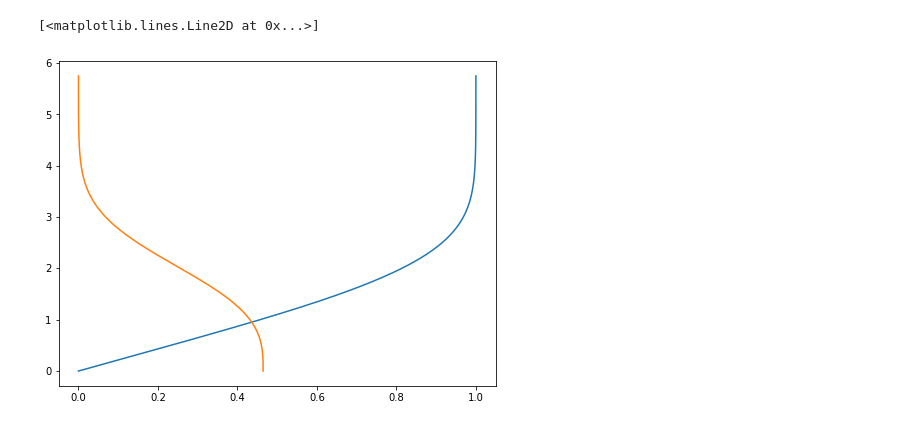
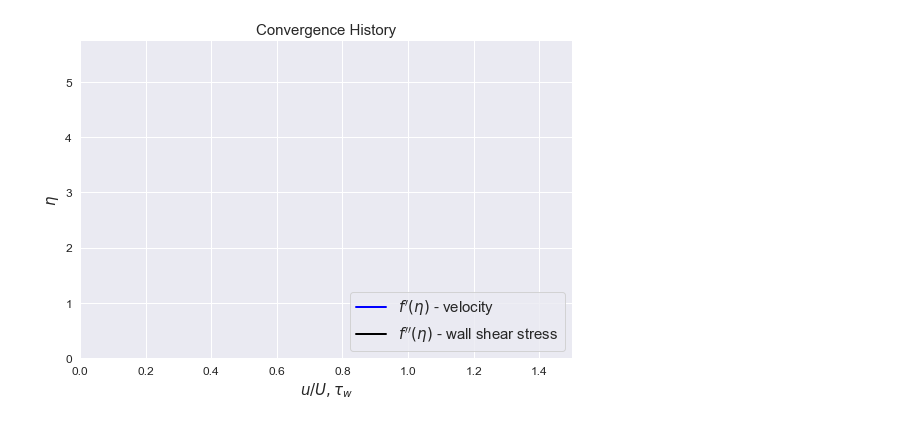
Before and after one commit to jcschulz/ae269, a Jupyter notebook: Notebooks/BlasiusBoundaryLayer/BlasiusBoundaryLayer.ipynb, the cells around one changed output. Saved outputs shown, nothing was run; the diff lists cells and outputs as text; code cells hidden in the pictures.

```diff
--- a/Notebooks/BlasiusBoundaryLayer/BlasiusBoundaryLayer.ipynb
+++ b/Notebooks/BlasiusBoundaryLayer/BlasiusBoundaryLayer.ipynb
@@ -21,3 +145,11 @@ import ode
+# %%
+import numpy as np
+import matplotlib.pyplot as plt
+from matplotlib import animation, rc
+from IPython.display import HTML
+import seaborn as sns
+plt.rcParams['animation.ffmpeg_path'] = '/Users/jcschulz/Applications/anaconda3/bin/ffmpeg'
+sns.set()
 # %%
 def fblasius(t, y):
     """
@@ -77,9 +163,0 @@ Solution converged for eps = 0.001 and s1 =0.46459292473573505 and ds = -9.24660
-# %%
-fig, ax = plt.subplots(nrows=1, ncols=1, figsize=(8, 6))
-fig.tight_layout(rect=(0.05,0.05,0.9,0.9))
-
-ax.plot(u[:,1], x)
-ax.plot(u[:,2], x)
-# %% [output]
-[<matplotlib.lines.Line2D at 0x...>]
-[figure, removed]
@@ -85,0 +252,28 @@ ax.plot(u[:,2], x)
+# %%
+# First set up the figure, the axis, and the plot element we want to animate
+fig, ax = plt.subplots(nrows=1, ncols=1, figsize=(9, 6))
+fig.tight_layout(rect=(0.05,0.05,0.9,0.9))
+
+ax.set_xlim((0, 1.5))
+ax.set_ylim((0, 5.75))
+
+plotlays, plotcols = [2], ["blue","black"]
+labels = [r'$f^{\prime}(\eta)$ - velocity', r'$f^{\prime\prime}(\eta)$ - wall shear stress']
+lines = []
+for index in range(2):
+    lobj = ax.plot([],[],lw=2,color=plotcols[index],label=labels[index])[0]
+    lines.append(lobj)
+ax.set_title("Convergence History", fontsize=15)
+ax.legend(loc=4, fontsize=15)
+ax.set_xlabel(r'$u / U, \tau_w$', fontsize=15.0)
+ax.set_ylabel(r'$\eta$', fontsize=15.0)
+
+ax.spines['top'].set_linewidth(1.0)
+ax.spines['bottom'].set_linewidth(1.0)
+ax.spines['left'].set_linewidth(1.0)
+ax.spines['right'].set_linewidth(1.0)
+ax.minorticks_on()
+ax.tick_params(which='major', length=3, width=1, labelsize=12.0, pad=5)
+ax.tick_params(which='minor', length=2, width=1)
+# %% [output]
+[figure, added]
```
Also changed, not shown: parts of 16 cells of this notebook.
